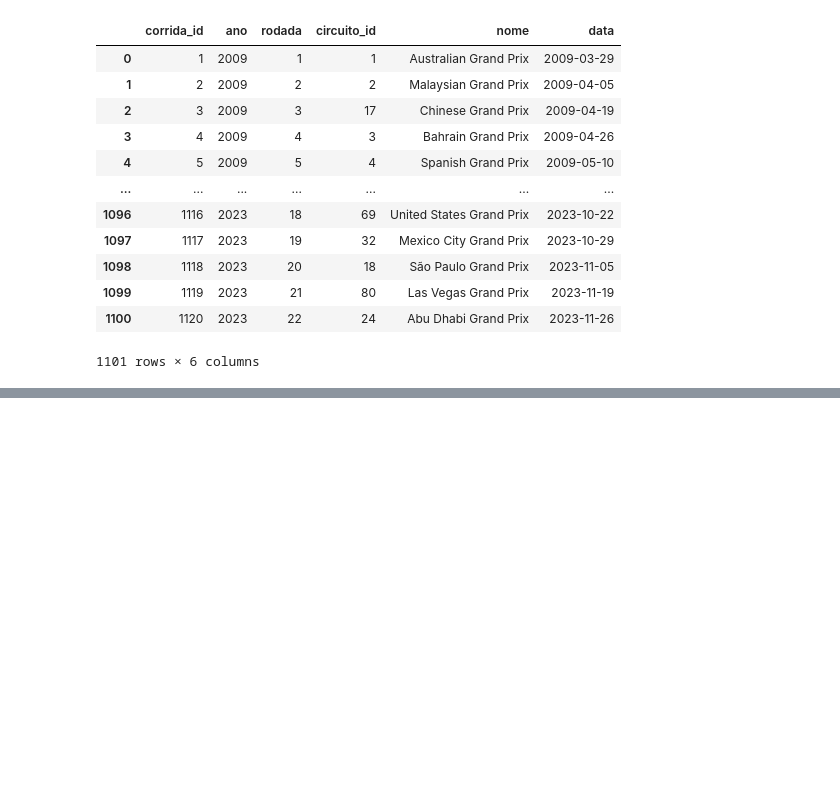
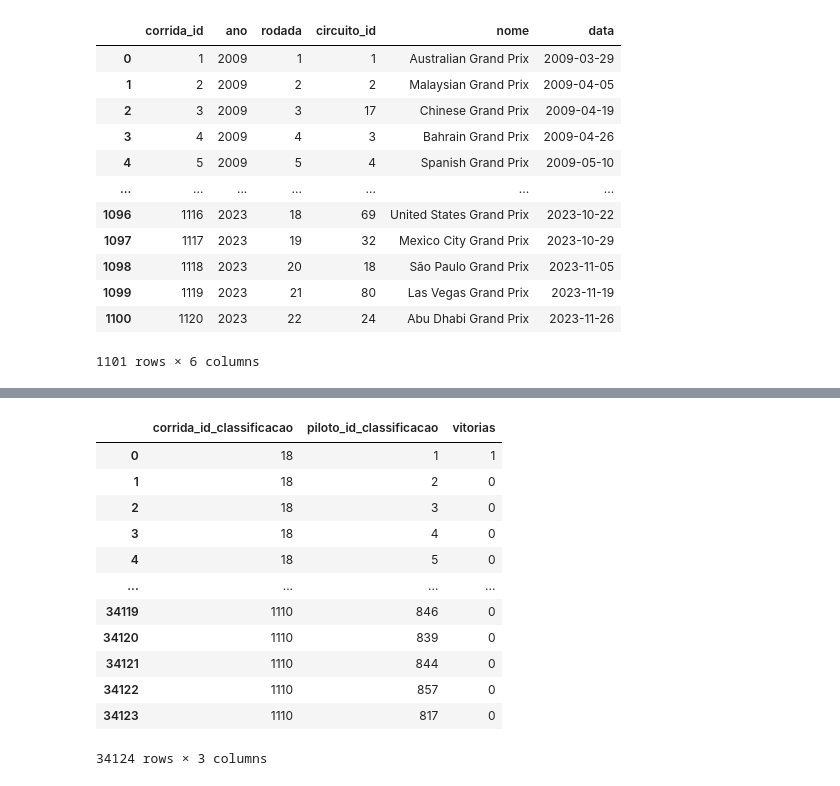
Before and after one commit to augustopinho/fatec_ipi_projeto_integrador_3, a Jupyter notebook: Tratamento_Limpeza_Dataset/tratamento_DW_final.ipynb, the cells around one changed output, grey strips where cells are left out. Drawn from its saved outputs; the diff is of its cells as text; code cells hidden in the pictures; blank space fills up the shorter version.

```diff
--- a/tratamento_DW_final.ipynb
+++ b/Tratamento_Limpeza_Dataset/tratamento_DW_final.ipynb
@@ -193,3 +211,21 @@ corridas
+# %%
+piloto_classificacoes.columns = ["corrida_id_classificacao", "piloto_id_classificacao", "vitorias"]
+# %%
+piloto_classificacoes
+# %% [output]
+|  | corrida_id_classificacao | piloto_id_classificacao | vitorias |
+| 0 | 18 | 1 | 1 |
+| 1 | 18 | 2 | 0 |
+| 2 | 18 | 3 | 0 |
+| 3 | 18 | 4 | 0 |
+| 4 | 18 | 5 | 0 |
+| ... | ... | ... | ... |
+| 34119 | 1110 | 846 | 0 |
+| 34120 | 1110 | 839 | 0 |
+| 34121 | 1110 | 844 | 0 |
+| 34122 | 1110 | 857 | 0 |
+| 34123 | 1110 | 817 | 0 |
+34124 rows × 3 columns
 # %%
 ## Exportação de dados
 
```
Also changed, not shown: parts of 3 cells of this notebook, 36 other files.
